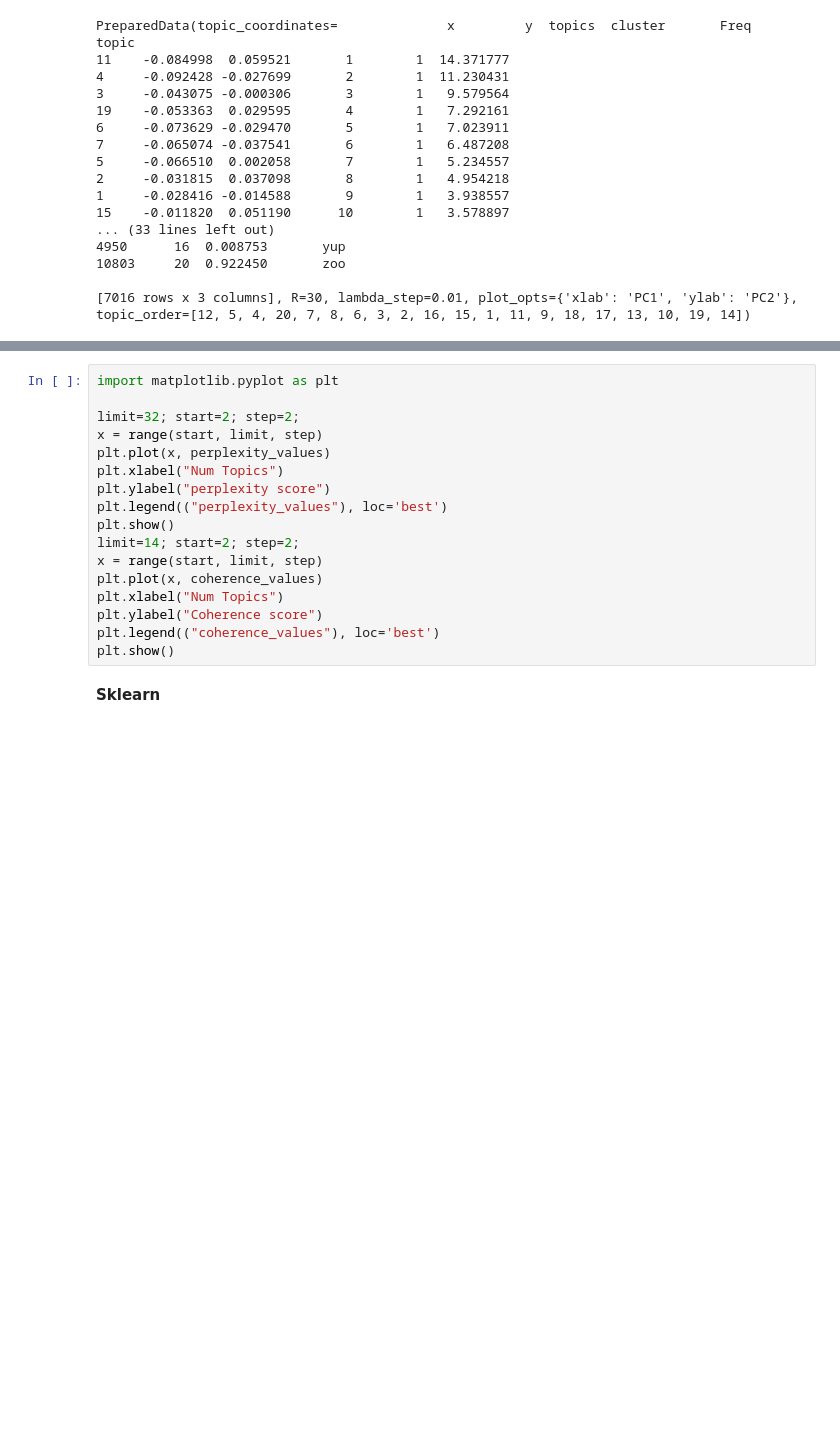
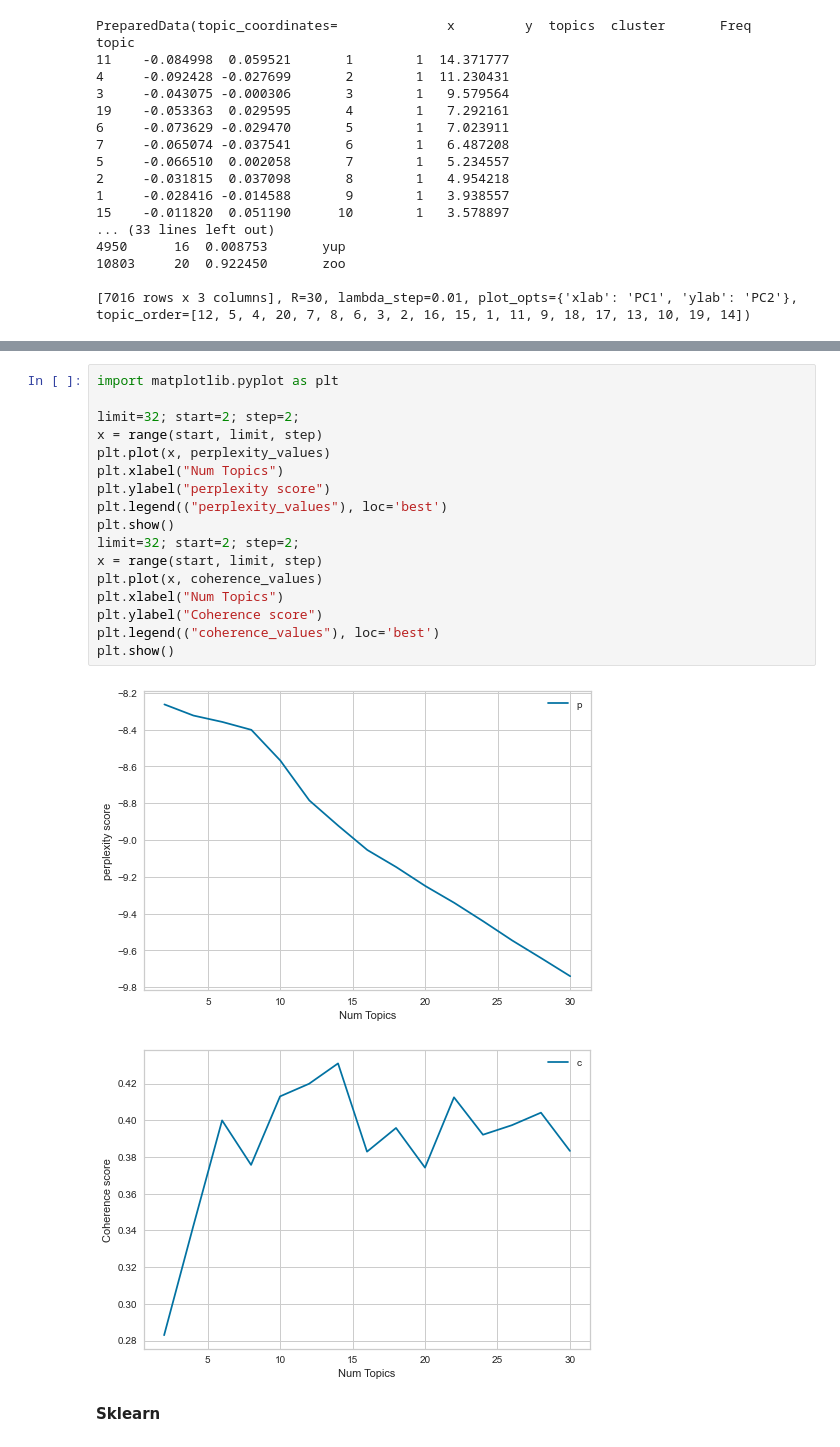
Before and after one commit to dvh549/Text_Mining, a Jupyter notebook: Toxic Comments Revamped.ipynb, the cells around one changed output, grey strips where cells are left out. Cells and saved outputs as stored; diff of their text form; blank space fills up the shorter version.

```diff
--- a/Toxic Comments Revamped.ipynb
+++ b/Toxic Comments Revamped.ipynb
@@ -712,20 +712,23 @@ for i in range(2, 32, 2):
 # %%
 import matplotlib.pyplot as plt
 
 limit=32; start=2; step=2;
 x = range(start, limit, step)
 plt.plot(x, perplexity_values)
 plt.xlabel("Num Topics")
 plt.ylabel("perplexity score")
 plt.legend(("perplexity_values"), loc='best')
 plt.show()
-limit=14; start=2; step=2;
+limit=32; start=2; step=2;
 x = range(start, limit, step)
 plt.plot(x, coherence_values)
 plt.xlabel("Num Topics")
 plt.ylabel("Coherence score")
 plt.legend(("coherence_values"), loc='best')
 plt.show()
+# %% [output]
+[figure, added]
+[figure, added]
 # %% [markdown]
 **Sklearn**
 # %%
```
Also changed, not shown: parts of 1 cell of this notebook.
